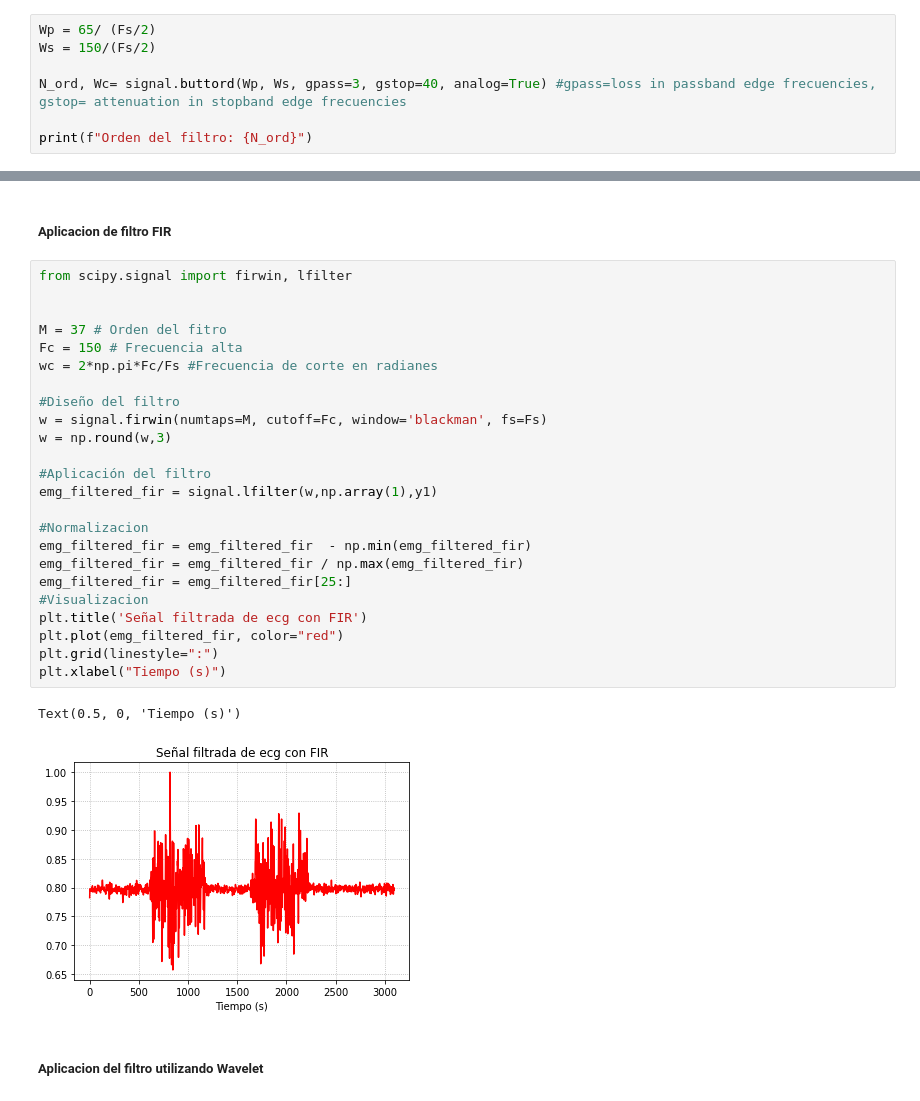
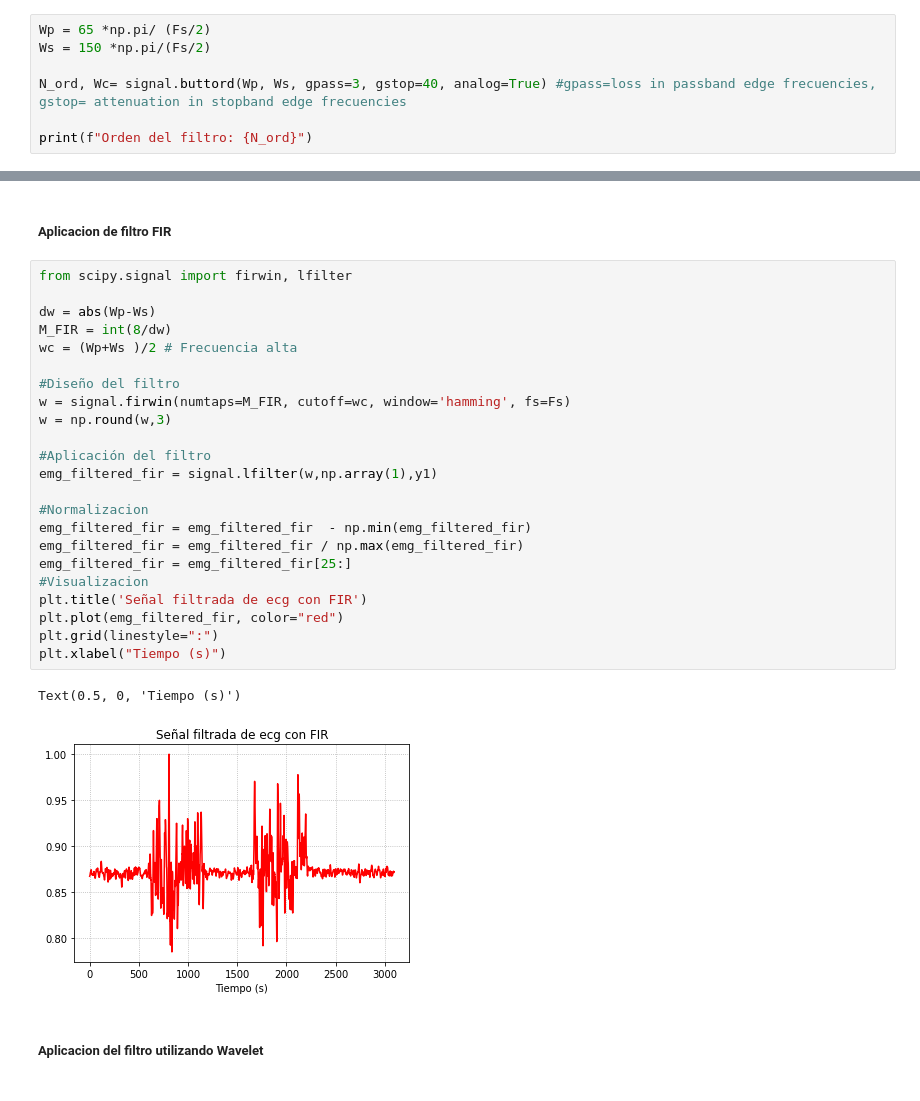
Before and after one commit to fruizg/Introduccion_de_senales, a Jupyter notebook: ISB/Laboratorios/Lab6_Filtrado/FiltroECMG.ipynb, the cells around one changed output, grey strips where cells are left out. Saved outputs shown, nothing was run; the diff lists cells and outputs as text.

```diff
--- a/ISB/Laboratorios/Lab6_Filtrado/FiltroECMG.ipynb
+++ b/ISB/Laboratorios/Lab6_Filtrado/FiltroECMG.ipynb
@@ -80,8 +80,8 @@ plt.show()
 # %% [markdown]
 ##### Filtro IIR
 # %%
-Wp = 65/ (Fs/2)
-Ws = 150/(Fs/2)
+Wp = 65 *np.pi/ (Fs/2)
+Ws = 150 *np.pi/(Fs/2)
 
 N_ord, Wc= signal.buttord(Wp, Ws, gpass=3, gstop=40, analog=True) #gpass=loss in passband edge frecuencies, gstop= attenuation in stopband edge frecuencies
 
@@ -105,30 +105,29 @@ Text(0.5, 0, 'Tiempo (s)')
 # %%
 from scipy.signal import firwin, lfilter
 
-
-M = 37 # Orden del fitro
-Fc = 150 # Frecuencia alta
-wc = 2*np.pi*Fc/Fs #Frecuencia de corte en radianes
+dw = abs(Wp-Ws)
+M_FIR = int(8/dw)
+wc = (Wp+Ws )/2 # Frecuencia alta
 
 #Diseño del filtro
-w = signal.firwin(numtaps=M, cutoff=Fc, window='blackman', fs=Fs)
+w = signal.firwin(numtaps=M_FIR, cutoff=wc, window='hamming', fs=Fs)
 w = np.round(w,3)
 
 #Aplicación del filtro
 emg_filtered_fir = signal.lfilter(w,np.array(1),y1)
 
 #Normalizacion
 emg_filtered_fir = emg_filtered_fir  - np.min(emg_filtered_fir)
 emg_filtered_fir = emg_filtered_fir / np.max(emg_filtered_fir)
 emg_filtered_fir = emg_filtered_fir[25:]
 #Visualizacion
 plt.title('Señal filtrada de ecg con FIR')
 plt.plot(emg_filtered_fir, color="red")
 plt.grid(linestyle=":")
 plt.xlabel("Tiempo (s)")
 # %% [output]
 Text(0.5, 0, 'Tiempo (s)')
-[figure, old version]
+[figure, new version]
 # %% [markdown]
 ##### Aplicacion del filtro utilizando Wavelet
 # %%
```
Also changed, not shown: parts of 4 cells of this notebook.
